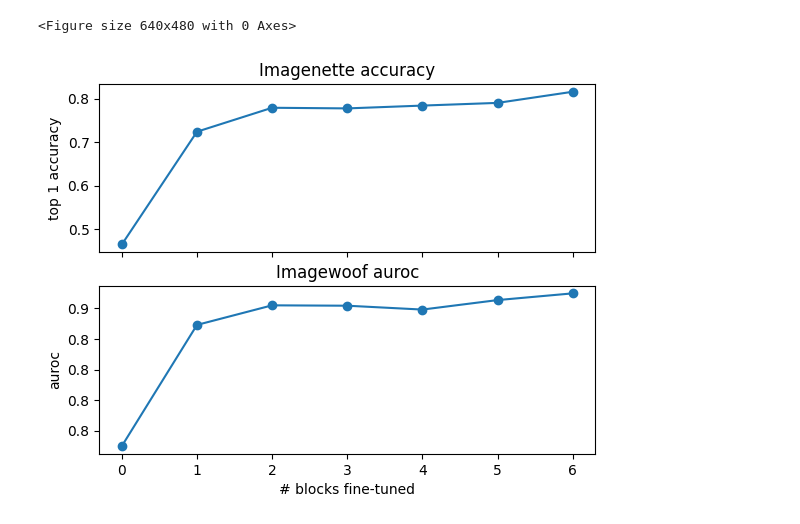
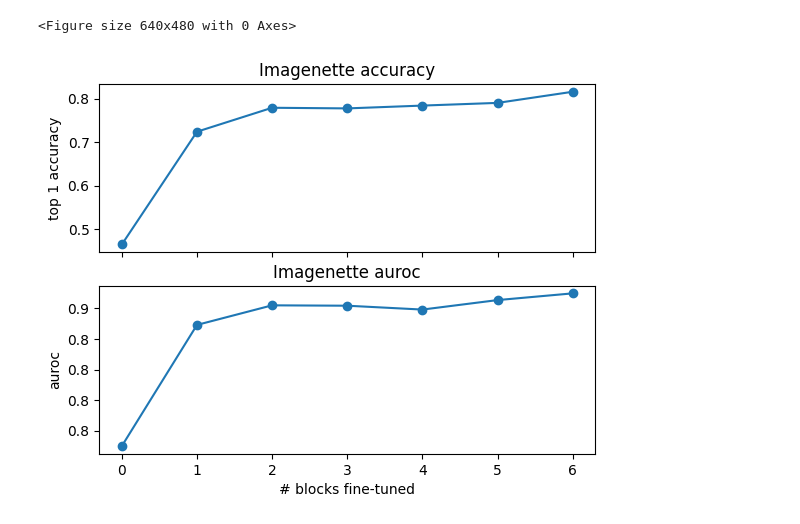
Before and after one commit to klaswijk/reproduce-mae, a Jupyter notebook: Plotting.ipynb, the cells around one changed output. Cells and saved outputs as stored; diff of their text form; code cells hidden in the pictures.

Commit message:
fix title of partial fine-tuning plot

```diff
--- a/Plotting.ipynb
+++ b/Plotting.ipynb
@@ -81,13 +81,13 @@ plt.savefig("./plots/nette_blocks_auroc.png", dpi=300)
 # %%
 fig, axs = plt.subplots(2, 1, sharex=True)
 axs[0].plot(df["blocks"], df["acc_k_1"].astype(float), "-o")
 axs[0].set_title("Imagenette accuracy")
 axs[0].set_ylabel("top 1 accuracy")
 axs[1].plot(df["blocks"], df["auroc"].astype(float), "-o")
-axs[1].set_title("Imagewoof auroc")
+axs[1].set_title("Imagenette auroc")
 axs[1].set_ylabel("auroc")
 axs[1].set_xlabel("# blocks fine-tuned")
 axs[1].yaxis.set_major_formatter(FormatStrFormatter('%.1f'))
 plt.savefig("./plots/combined_blocks_acc.png", dpi=300)
 # %% [output]
-[figure, old version]
+[figure, new version]
```
